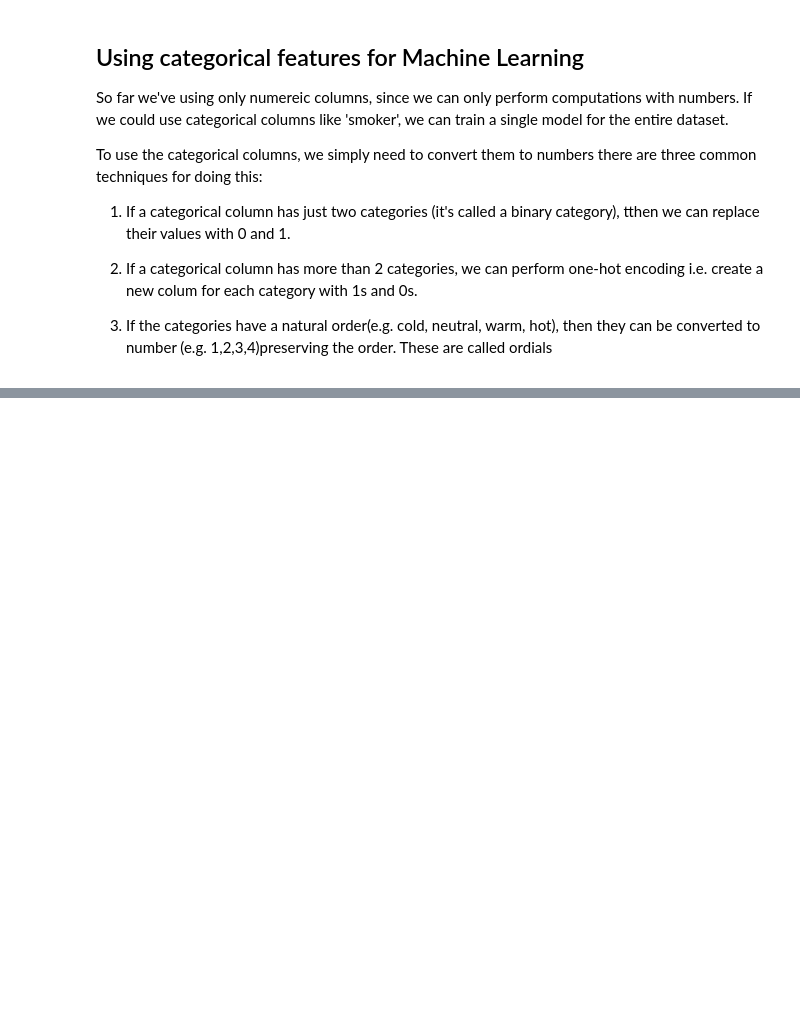
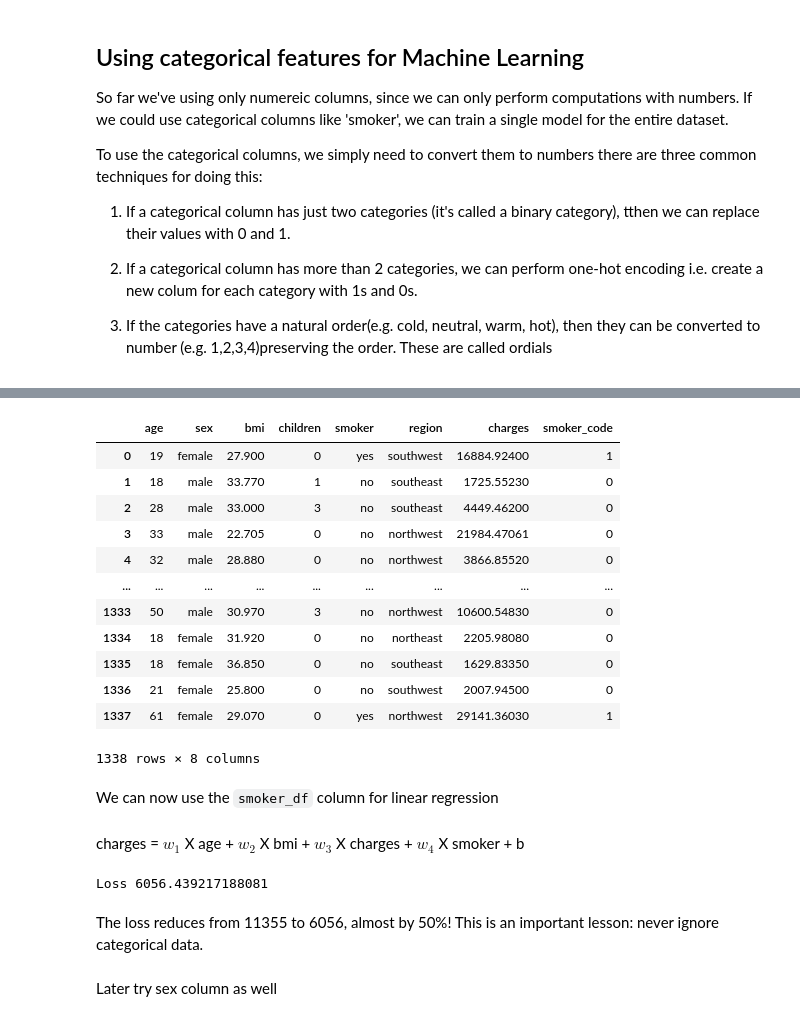
Before and after one commit to IshanWijekoon/medical-expense-prediction, a Jupyter notebook: prediction.ipynb, the cells around one changed output, grey strips where cells are left out. Drawn from its saved outputs; the diff is of its cells as text; code cells hidden in the pictures; blank space fills up the shorter version.

```diff
--- a/prediction.ipynb
+++ b/prediction.ipynb
@@ -679,0 +688,3 @@ To use the categorical columns, we simply need to convert them to numbers there
+# %%
+smoker_codes = {'no' : 0, 'yes':1}
+medical_df['smoker_code'] = medical_df.smoker.map(smoker_codes)
@@ -679,0 +695,39 @@ To use the categorical columns, we simply need to convert them to numbers there
+# %%
+medical_df
+# %% [output]
+|  | age | sex | bmi | children | smoker | region | charges | smoker_code |
+| 0 | 19 | female | 27.900 | 0 | yes | southwest | 16884.92400 | 1 |
+| 1 | 18 | male | 33.770 | 1 | no | southeast | 1725.55230 | 0 |
+| 2 | 28 | male | 33.000 | 3 | no | southeast | 4449.46200 | 0 |
+| 3 | 33 | male | 22.705 | 0 | no | northwest | 21984.47061 | 0 |
+| 4 | 32 | male | 28.880 | 0 | no | northwest | 3866.85520 | 0 |
+| ... | ... | ... | ... | ... | ... | ... | ... | ... |
+| 1333 | 50 | male | 30.970 | 3 | no | northwest | 10600.54830 | 0 |
+| 1334 | 18 | female | 31.920 | 0 | no | northeast | 2205.98080 | 0 |
+| 1335 | 18 | female | 36.850 | 0 | no | southeast | 1629.83350 | 0 |
+| 1336 | 21 | female | 25.800 | 0 | no | southwest | 2007.94500 | 0 |
+| 1337 | 61 | female | 29.070 | 0 | yes | northwest | 29141.36030 | 1 |
+1338 rows × 8 columns
+# %% [markdown]
+We can now use the `smoker_df` column for linear regression
+# %% [markdown]
+charges = $w_1$ X age + $w_2$ X bmi + $w_3$ X charges + $w_4$ X smoker + b
+# %%
+# Create inputes and targets
+inputs, targets = medical_df[['age', 'bmi', 'children', 'smoker_code']], medical_df['charges']
+
+# Create and train the model
+model = LinearRegression().fit(inputs, targets)
+
+# Generate predictions
+predictions = model.predict(inputs)
+
+# Compute loss to evalute the model
+loss = rmse(targets, predictions)
+print('Loss', loss)
+# %% [output]
+Loss 6056.439217188081
+# %% [markdown]
+The loss reduces from 11355 to 6056, almost by 50%! This is an important lesson: never ignore categorical data.
+# %% [markdown]
+Later try sex column as well
```
Also changed, not shown: parts of 3 cells of this notebook.
